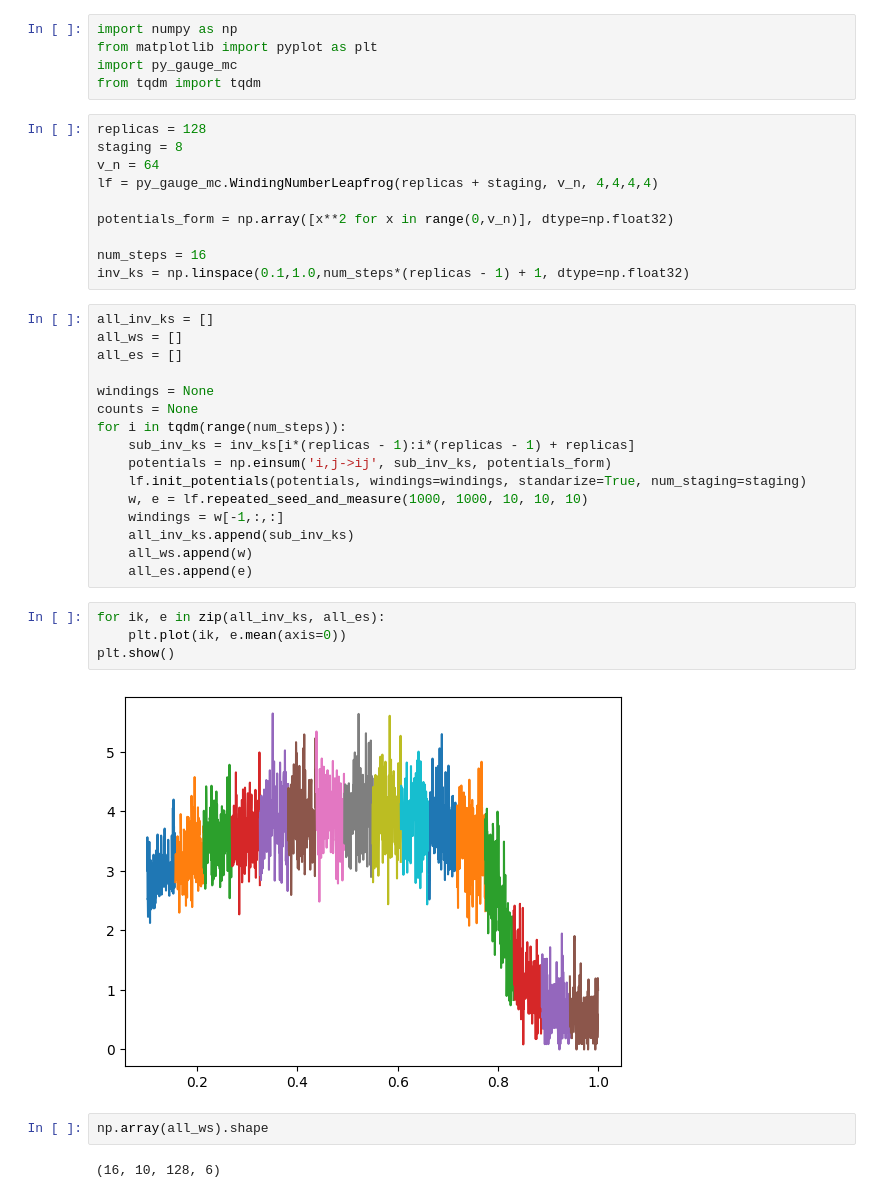
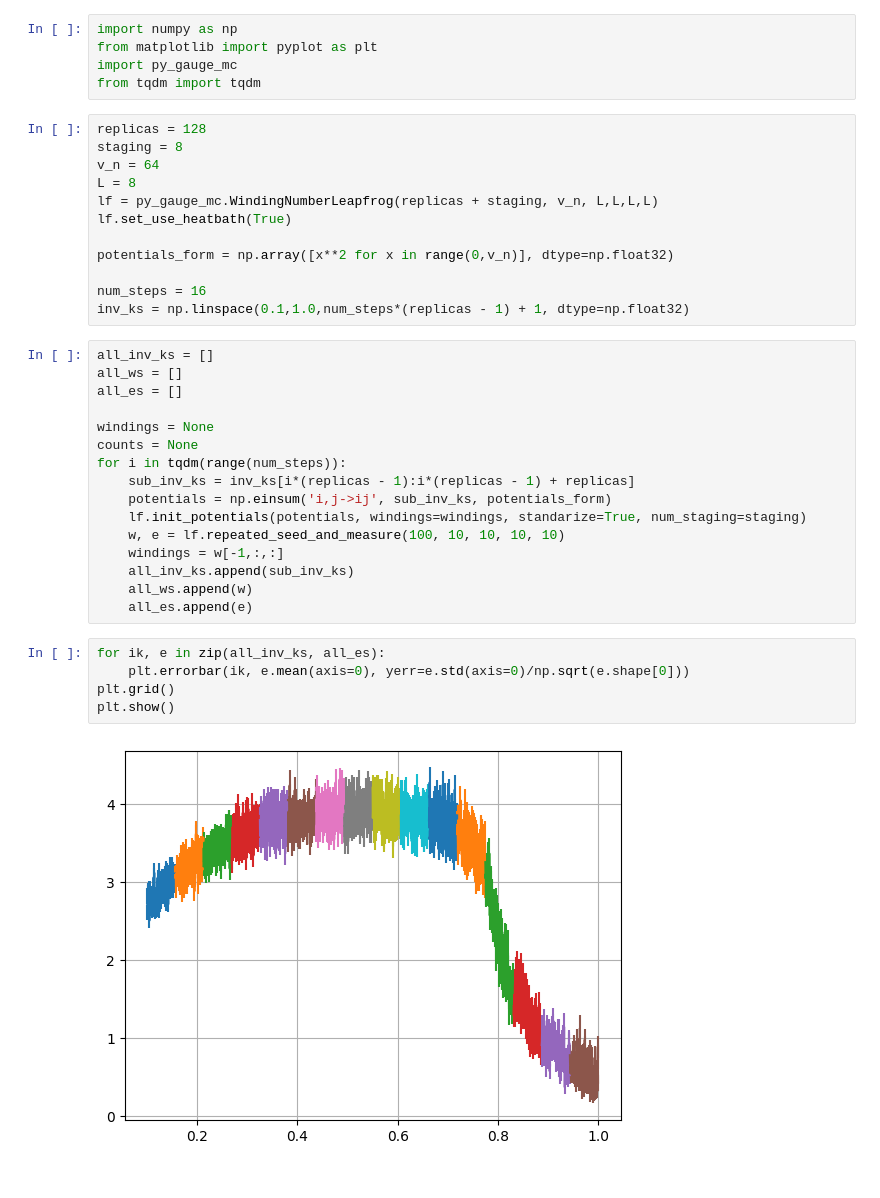
Before and after one commit to Renmusxd/PyGaugeMC, a Jupyter notebook: jupyter/Leapfrog-Test.ipynb, the cells around one changed output. Cells and saved outputs as stored; diff of their text form.

Commit message:
Add leapfrog notebook - note noise

```diff
--- a/jupyter/Leapfrog-Test.ipynb
+++ b/jupyter/Leapfrog-Test.ipynb
@@ -7,7 +7,9 @@ from tqdm import tqdm
 replicas = 128
 staging = 8
 v_n = 64
-lf = py_gauge_mc.WindingNumberLeapfrog(replicas + staging, v_n, 4,4,4,4)
+L = 8
+lf = py_gauge_mc.WindingNumberLeapfrog(replicas + staging, v_n, L,L,L,L)
+lf.set_use_heatbath(True)
 
 potentials_form = np.array([x**2 for x in range(0,v_n)], dtype=np.float32)
 
@@ -24,18 +26,15 @@ for i in tqdm(range(num_steps)):
     sub_inv_ks = inv_ks[i*(replicas - 1):i*(replicas - 1) + replicas]
     potentials = np.einsum('i,j->ij', sub_inv_ks, potentials_form)
     lf.init_potentials(potentials, windings=windings, standarize=True, num_staging=staging)
-    w, e = lf.repeated_seed_and_measure(1000, 1000, 10, 10, 10)
+    w, e = lf.repeated_seed_and_measure(100, 10, 10, 10, 10)
     windings = w[-1,:,:]
     all_inv_ks.append(sub_inv_ks)
     all_ws.append(w)
     all_es.append(e)
 # %%
 for ik, e in zip(all_inv_ks, all_es):
-    plt.plot(ik, e.mean(axis=0))
+    plt.errorbar(ik, e.mean(axis=0), yerr=e.std(axis=0)/np.sqrt(e.shape[0]))
+plt.grid()
 plt.show()
 # %% [output]
-[figure, old version]
+[figure, new version]
-# %%
-np.array(all_ws).shape
-# %% [output]
-(16, 10, 128, 6)
```
Also changed, not shown: parts of 2 cells of this notebook.
